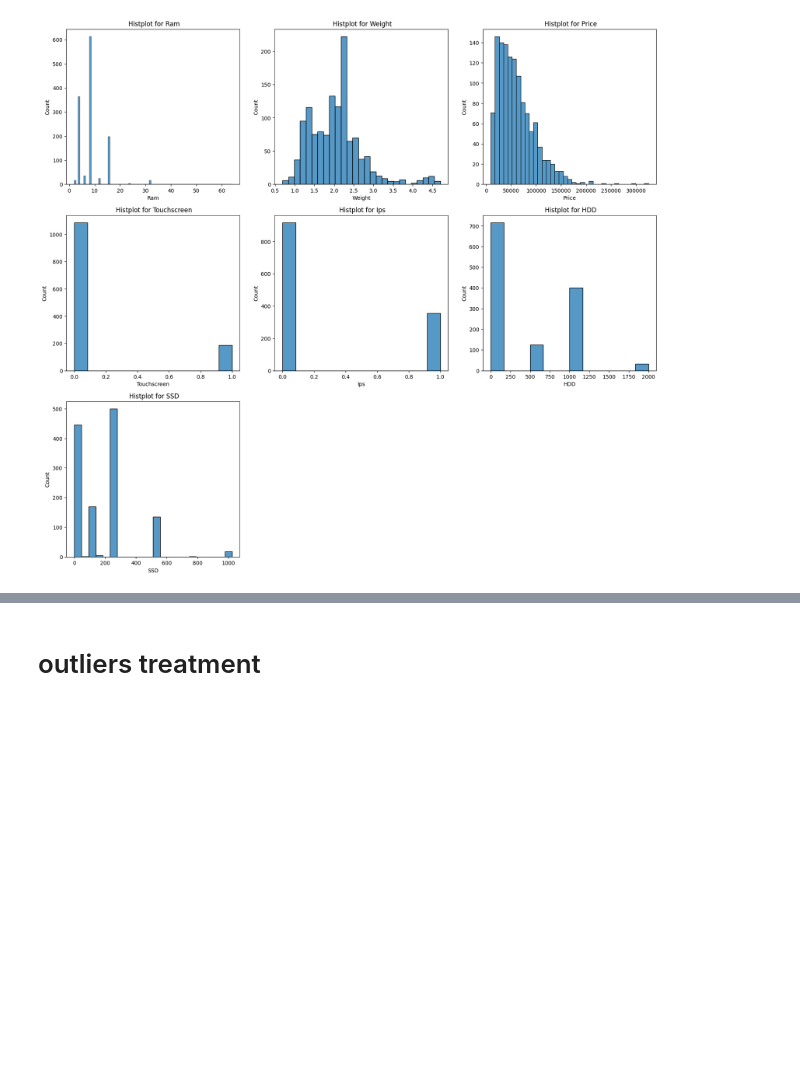
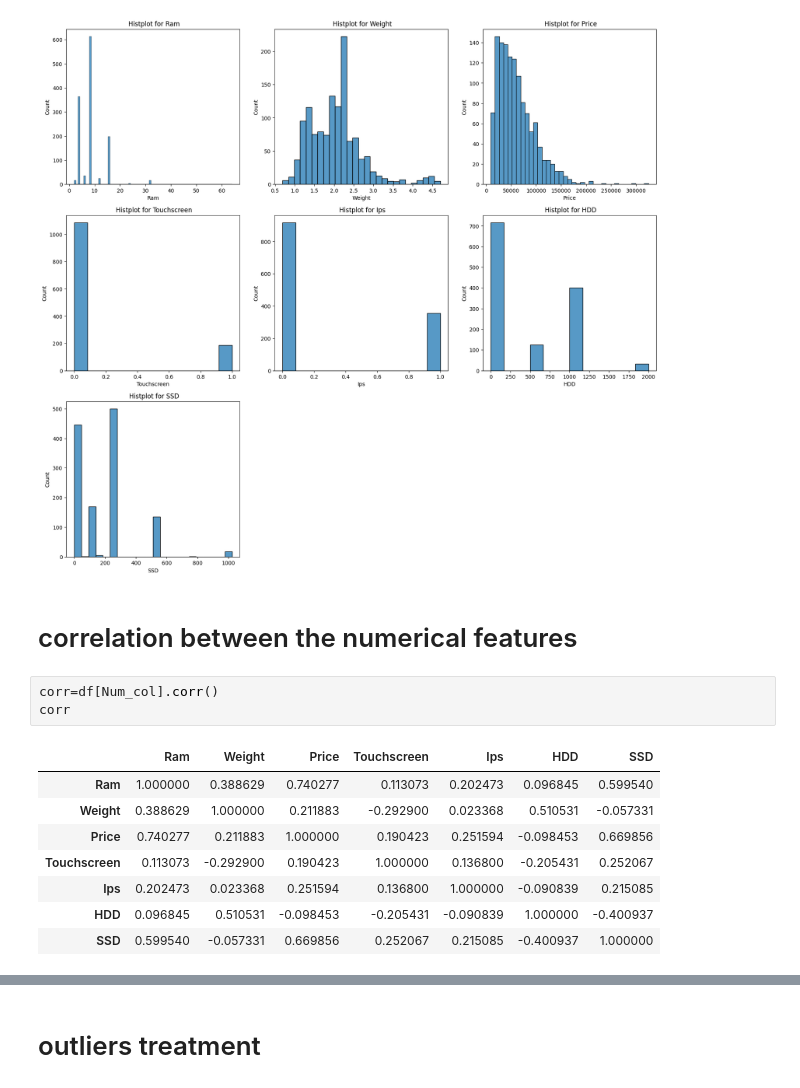
Before and after one commit to Vivek97verma/Laptop-Price-Prediction-web-app, a Jupyter notebook: Laptop_price_prediction.ipynb, the cells around one changed output, grey strips where cells are left out. Cells and saved outputs as stored; diff of their text form; blank space fills up the shorter version.

```diff
--- a/Laptop_price_prediction.ipynb
+++ b/Laptop_price_prediction.ipynb
@@ -104,3 +104,17 @@ for i in range(len(Num_col)):
 plt.show()
 # %% [output]
 [figure]
+# %% [markdown]
+# correlation between the numerical features
+# %%
+corr=df[Num_col].corr()
+corr
+# %% [output]
+|  | Ram | Weight | Price | Touchscreen | Ips | HDD | SSD |
+| Ram | 1.000000 | 0.388629 | 0.740277 | 0.113073 | 0.202473 | 0.096845 | 0.599540 |
+| Weight | 0.388629 | 1.000000 | 0.211883 | -0.292900 | 0.023368 | 0.510531 | -0.057331 |
+| Price | 0.740277 | 0.211883 | 1.000000 | 0.190423 | 0.251594 | -0.098453 | 0.669856 |
+| Touchscreen | 0.113073 | -0.292900 | 0.190423 | 1.000000 | 0.136800 | -0.205431 | 0.252067 |
+| Ips | 0.202473 | 0.023368 | 0.251594 | 0.136800 | 1.000000 | -0.090839 | 0.215085 |
+| HDD | 0.096845 | 0.510531 | -0.098453 | -0.205431 | -0.090839 | 1.000000 | -0.400937 |
+| SSD | 0.599540 | -0.057331 | 0.669856 | 0.252067 | 0.215085 | -0.400937 | 1.000000 |
```
Also changed, not shown: parts of 1 cell of this notebook.
